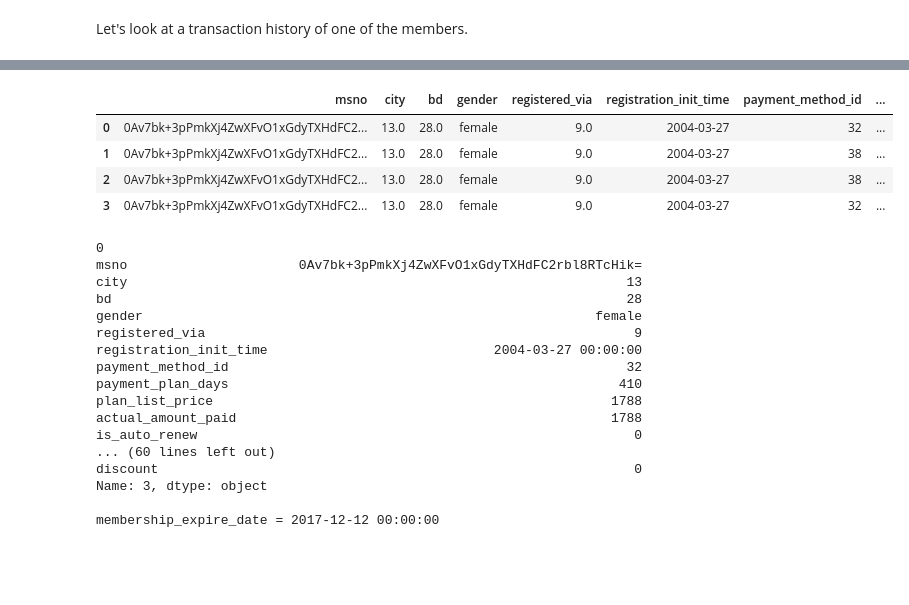
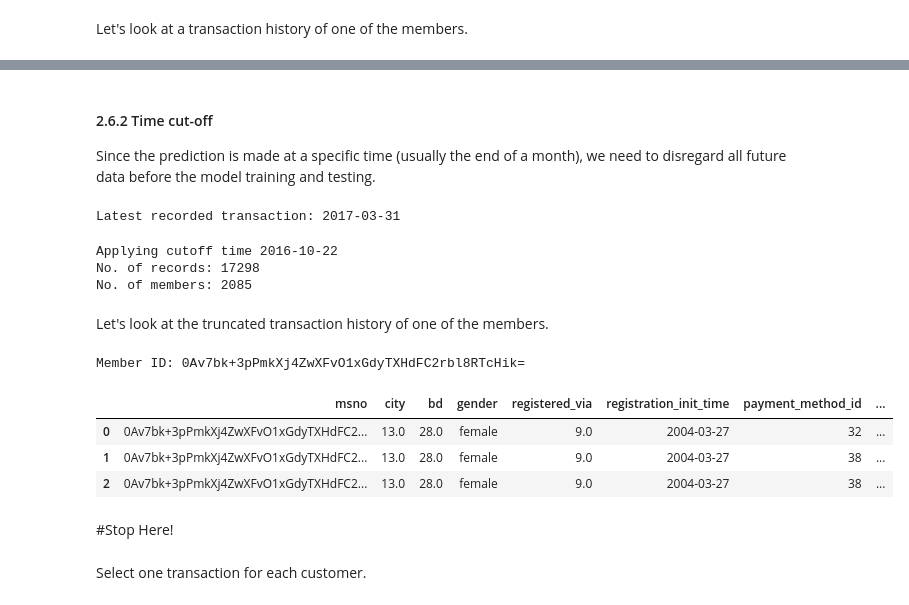
Before and after one commit to ysereda/Springboard, a Jupyter notebook: Capstone2_CustomerChurn.ipynb, the cells around one changed output, grey strips where cells are left out. Drawn from its saved outputs; the diff is of its cells as text; code cells hidden in the pictures; blank space fills up the shorter version.

```diff
--- a/Capstone2_CustomerChurn.ipynb
+++ b/Capstone2_CustomerChurn.ipynb
@@ -1392,41 +1431,47 @@ Member ID: 0Av7bk+3pPmkXj4ZwXFvO1xGdyTXHdFC2rbl8RTcHik=
+# %% [markdown]
+#### 2.6.2 Time cut-off
+Since the prediction is made at a specific time (usually the end of a month), we need to disregard all future data before the model training and testing.
+# %%
+# Start by executing the 1st cell on top of the notebook, then jump here:
+mt = pd.read_csv('data/members_transactions.csv', \
+                 parse_dates=['registration_init_time','transaction_date', 'membership_expire_date'], \
+                      infer_datetime_format = True)
+logs_short = pd.read_csv('data/logs_short.csv', parse_dates=['date'], infer_datetime_format = True)
+# %%
+latest_date = np.max(mt.transaction_date)
+print(f"Latest recorded transaction: {latest_date.strftime('%Y-%m-%d')}")
+# %% [output]
+Latest recorded transaction: 2017-03-31
+# %%
+#cutoff_date = latest_date
+cutoff_date = pd.Timestamp('2016-10-22')
+print("Applying cutoff time", cutoff_date.strftime('%Y-%m-%d'))
+mt_cut = mt.loc[mt.transaction_date <= cutoff_date]
+print("No. of records:", len(mt_cut))
+member_list = mt_cut['msno'].unique() # list of all member id's
+print("No. of members:", len(member_list))
+# %% [output]
+Applying cutoff time 2016-10-22
+No. of records: 17298
+No. of members: 2085
+# %% [markdown]
+Let's look at the truncated transaction history of one of the members.
 # %%
-member_transactions = mt.loc[mt.msno == member_id]
+row=0
+member_id = mt_cut.iloc[row].msno
+print('Member ID:',member_id)
+member_transactions = mt_cut.loc[mt.msno == member_id]
 if(len(member_transactions) > 0): # this member has at least 1 transaction
     member_transactions
 else:
     print("0 transactions")
 # %% [output]
+Member ID: 0Av7bk+3pPmkXj4ZwXFvO1xGdyTXHdFC2rbl8RTcHik=
 |  | msno | city | bd | gender | registered_via | registration_init_time | payment_method_id | ... |
 | 0 | 0Av7bk+3pPmkXj4ZwXFvO1xGdyTXHdFC2... | 13.0 | 28.0 | female | 9.0 | 2004-03-27 | 32 | ... |
 | 1 | 0Av7bk+3pPmkXj4ZwXFvO1xGdyTXHdFC2... | 13.0 | 28.0 | female | 9.0 | 2004-03-27 | 38 | ... |
 | 2 | 0Av7bk+3pPmkXj4ZwXFvO1xGdyTXHdFC2... | 13.0 | 28.0 | female | 9.0 | 2004-03-27 | 38 | ... |
-| 3 | 0Av7bk+3pPmkXj4ZwXFvO1xGdyTXHdFC2... | 13.0 | 28.0 | female | 9.0 | 2004-03-27 | 32 | ... |
-# %%
-for i in range(len(member_transactions)):
-    tr = member_transactions.iloc[i] # current transaction
-    print(f"{i}\n{tr}\n")
-    # If actively cancelled, membership expires immediately
-    if tr['is_cancel']==1:
-        membership_last_day = tr['transaction_date']
-    else:
-        membership_last_day = tr['membership_expire_date']
-    print('membership_expire_date =', membership_last_day)
-    # Calculate days till next transaction
-# %% [output]
-0
-msno                      0Av7bk+3pPmkXj4ZwXFvO1xGdyTXHdFC2rbl8RTcHik=
-city                                                                13
-bd                                                                  28
-gender                                                          female
-registered_via                                                       9
-registration_init_time                             2004-03-27 00:00:00
-payment_method_id                                                   32
-payment_plan_days                                                  410
-plan_list_price                                                   1788
-actual_amount_paid                                                1788
-is_auto_renew                                                        0
-... (60 lines left out)
-discount                                                             0
-Name: 3, dtype: object
-
-membership_expire_date = 2017-12-12 00:00:00
+# %% [markdown]
+#Stop Here!
+# %% [markdown]
+Select one transaction for each customer.
```
Also changed, not shown: parts of 20 cells of this notebook.
